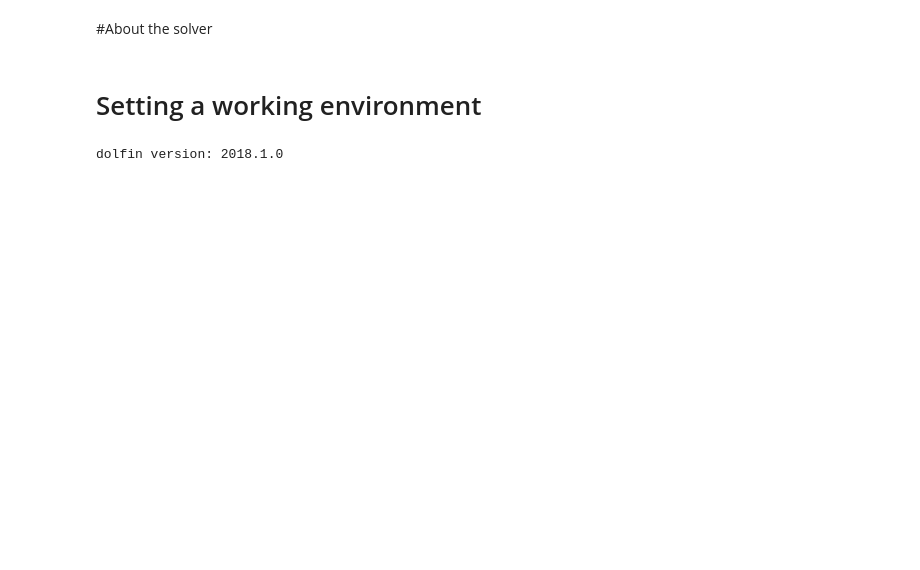
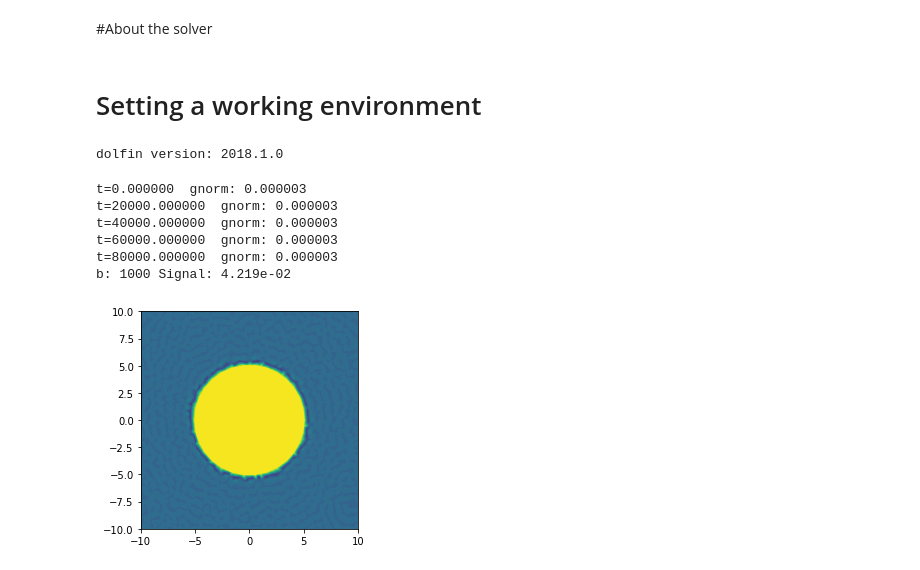
Before and after one commit to van-dang/FEniCS-Colab, a Jupyter notebook: StrongPeriodicBC_TwoComp.ipynb, the cells around one changed output. Drawn from its saved outputs; the diff is of its cells as text; code cells hidden in the pictures; blank space fills up the shorter version.

```diff
--- a/StrongPeriodicBC_TwoComp.ipynb
+++ b/StrongPeriodicBC_TwoComp.ipynb
@@ -96,7 +96,7 @@ def ieval(u,omega, phase):
 # GEOMETRY SETTINGS
 xmin, ymin, xmax, ymax = -10, -10, 10, 10
 
-geo = "square"
+geo = "circle"
 
 if geo == "circle":
     xc, yc = 0.0, 0.0
@@ -295,33 +295,42 @@ stepcounter = 0;
 theta = 0.5;
 Nsteps = 10
 k = T/Nsteps;
 
 n = FacetNormal(mesh);
 
 while t < T: # Time-stepping loop
     if stepcounter % nskip == 0:
         print ('t=%f '%t, 'gnorm: %f'%gnorm);
 
     ft = FT(t, delta, Delta);
     ift = iFT(t, delta, Delta);
 
     L = ThetaMethod_L(ift, gnorm, g, u0r, u0i, v0r, v0i, u1r, u1i, v1r, v1i, u0r_0, u0i_0, u1r_0, u1i_0,k, kappa, K0, K1, theta, phase,n);
     a = ThetaMethod_a(ift, gnorm, g, u0r, u0i, v0r, v0i, u1r, u1i, v1r, v1i, u0r_0, u0i_0, u1r_0, u1i_0,k, kappa, K0, K1, theta, phase,n);
-    a = a + 1e-7*(u0r*v0r+u0i*v0i)*theta*dx + 1e-7*(u1r*v1r+u1i*v1i)*(1-theta)*dx
+    a = a + 1e-10*(u0r*v0r+u0i*v0i)*theta*dx + 1e-10*(u1r*v1r+u1i*v1i)*(1-theta)*dx
     A = assemble(a);
+    # A.ident_zeros()
     b = assemble(L);
 
     u = Function(W)
     # solve(A,u.vector(),b, "gmres", "ilu");
-    solve(A,u.vector(),b, "lu");
+    solve(A,u.vector(),b, "bicgstab");
 
     u0r_0, u0i_0, u1r_0, u1i_0 = split(u)
 
     # SubMeshSave(u0r_0, u0i_0, file_u0r, file_u0i, mesh0, nskip, stepcounter, dolfin_version);
     # SubMeshSave(u1r_0, u1i_0, file_u1r, file_u1i, mesh1, nskip, stepcounter, dolfin_version);
 
     t += k;
     stepcounter += 1;
-plot(u0r_0); plot(u1r_0);
+plot(u0r_0); #plot(u1r_0);
 signal = assemble((phase*u1r_0+(1-phase)*u0r_0)*dx)/assemble(Dirac_Delta*dx);
 print ('b:',bvalue, 'Signal: %.3e'%signal)
+# %% [output]
+t=0.000000  gnorm: 0.000003
+t=20000.000000  gnorm: 0.000003
+t=40000.000000  gnorm: 0.000003
+t=60000.000000  gnorm: 0.000003
+t=80000.000000  gnorm: 0.000003
+b: 1000 Signal: 4.219e-02
+[figure, added]
```
